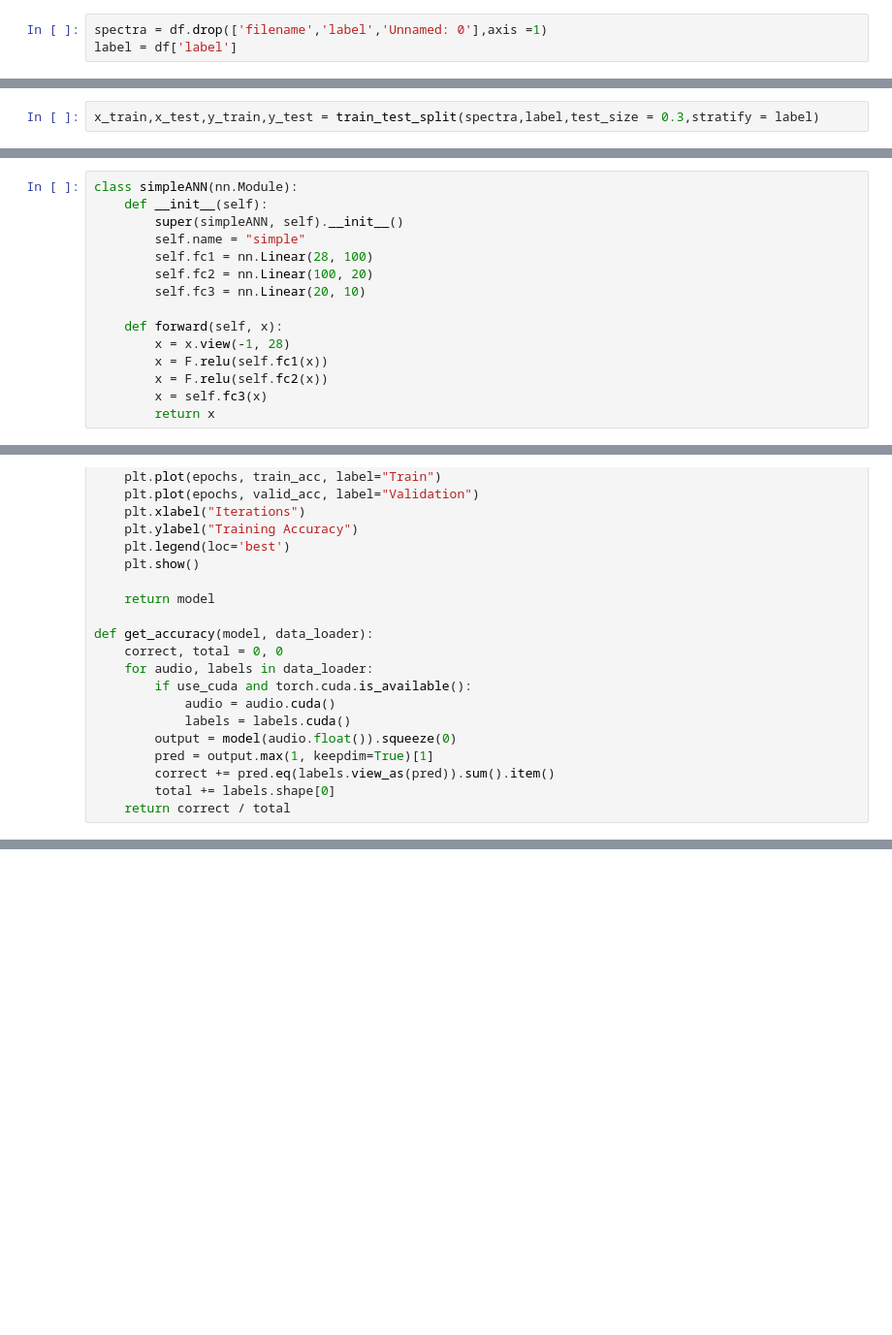
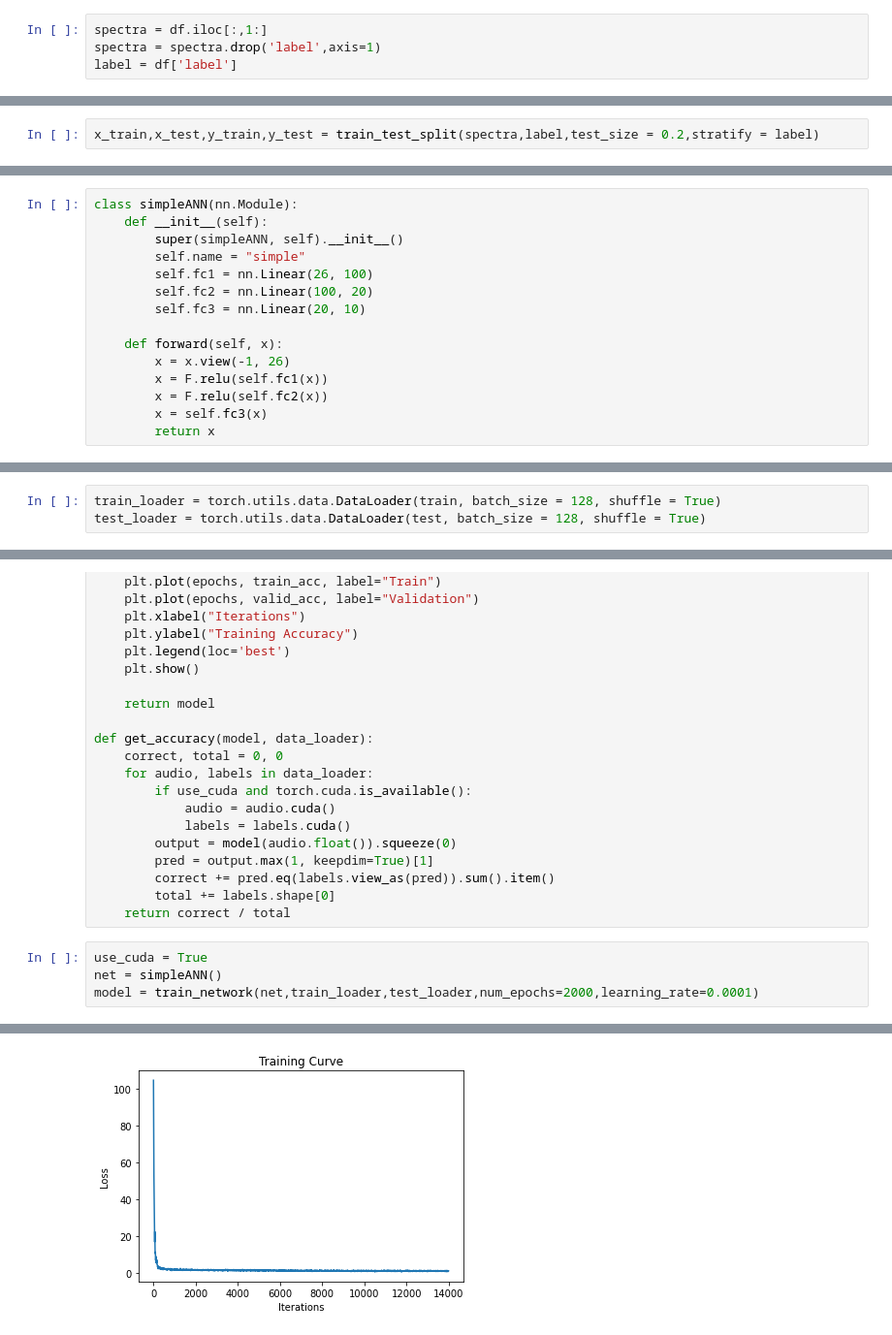
Before and after one commit to nehelmalhotra/Music-Genre-Detection, a Jupyter notebook: Music_Genre_Detection_Progress_Report.ipynb, the cells around one changed output, grey strips where cells are left out. Shown at 97% size. Saved outputs shown, nothing was run; the diff lists cells and outputs as text; blank space fills up the shorter version.

```diff
--- a/Music_Genre_Detection_Progress_Report.ipynb
+++ b/Music_Genre_Detection_Progress_Report.ipynb
@@ -431,4 +298,5 @@ df = df.iloc[:300]
 # %%
-spectra = df.drop(['filename','label','Unnamed: 0'],axis =1)
+spectra = df.iloc[:,1:]
+spectra = spectra.drop('label',axis=1)
 label = df['label']
 # %%
@@ -456,2 +306,2 @@ sss = StratifiedShuffleSplit(n_splits=5, test_size=0.3, random_state=0)
 # %%
-x_train,x_test,y_train,y_test = train_test_split(spectra,label,test_size = 0.3,stratify = label)
+x_train,x_test,y_train,y_test = train_test_split(spectra,label,test_size = 0.2,stratify = label)
@@ -515,12 +338,12 @@ class simpleANN(nn.Module):
     def __init__(self):
         super(simpleANN, self).__init__()
         self.name = "simple"
-        self.fc1 = nn.Linear(28, 100)
+        self.fc1 = nn.Linear(26, 100)
         self.fc2 = nn.Linear(100, 20)
         self.fc3 = nn.Linear(20, 10)
 
     def forward(self, x):
-        x = x.view(-1, 28)
+        x = x.view(-1, 26)
         x = F.relu(self.fc1(x))
         x = F.relu(self.fc2(x))
         x = self.fc3(x)
@@ -578,3 +369,6 @@ def train_net(net, batch_size=64, learning_rate=0.01, num_epochs=30):
+# %%
+train_loader = torch.utils.data.DataLoader(train, batch_size = 128, shuffle = True)
+test_loader = torch.utils.data.DataLoader(test, batch_size = 128, shuffle = True)
 # %%
 def train_network(model, train_loader, valid_loader, num_epochs=100, learning_rate=1e-4):
     criterion = nn.CrossEntropyLoss()
@@ -635,3 +429,8 @@ def get_accuracy(model, data_loader):
         correct += pred.eq(labels.view_as(pred)).sum().item()
         total += labels.shape[0]
     return correct / total
+# %%
+use_cuda = True
+net = simpleANN()
+model = train_network(net,train_loader,test_loader,num_epochs=2000,learning_rate=0.0001)
+# %% [output]
@@ -637,0 +454 @@ def get_accuracy(model, data_loader):
+[figure, added]
```
Also changed, not shown: parts of 134 cells of this notebook, 1 other file.
